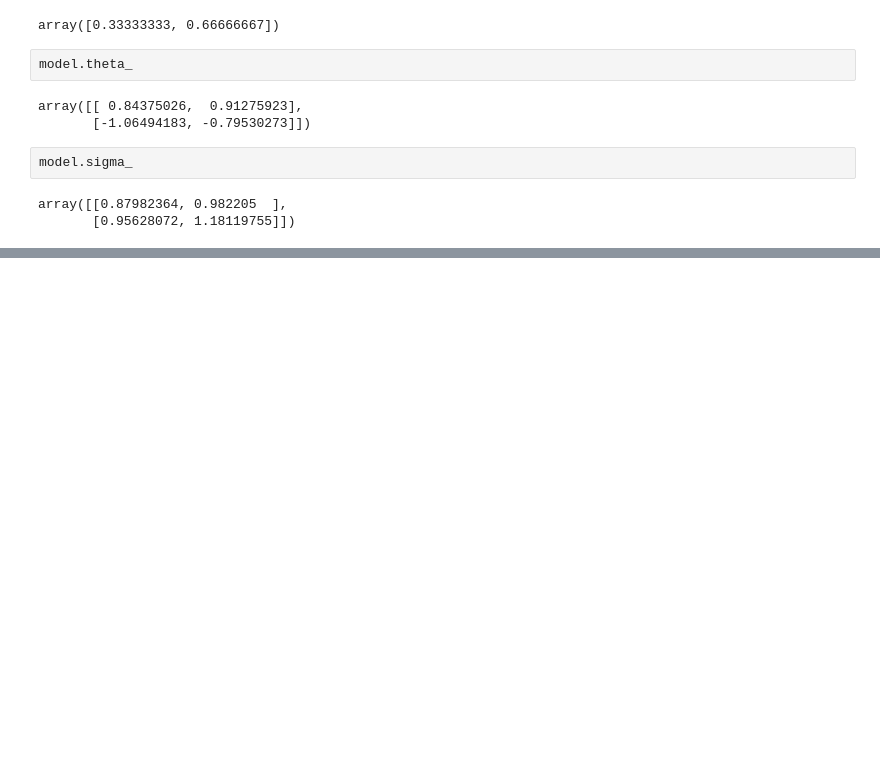
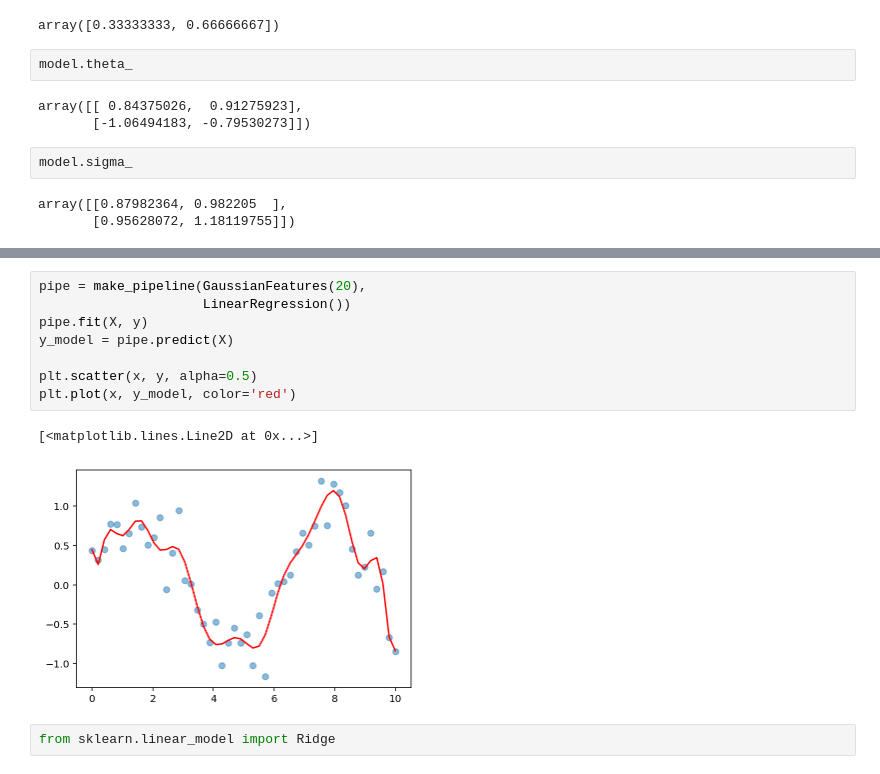
Before and after one commit to jephianlin/math599env, a Jupyter notebook: 1120.ipynb, the cells around one changed output, grey strips where cells are left out. Saved outputs shown, nothing was run; the diff lists cells and outputs as text; blank space fills up the shorter version.

```diff
--- a/1120.ipynb
+++ b/1120.ipynb
@@ -195,0 +251,13 @@ array([[0.87982364, 0.982205  ],
+# %%
+pipe = make_pipeline(GaussianFeatures(20),
+                     LinearRegression())
+pipe.fit(X, y)
+y_model = pipe.predict(X)
+
+plt.scatter(x, y, alpha=0.5)
+plt.plot(x, y_model, color='red')
+# %% [output]
+[<matplotlib.lines.Line2D at 0x...>]
+[figure, added]
+# %%
+from sklearn.linear_model import Ridge
```
Also changed, not shown: parts of 10 cells of this notebook.
